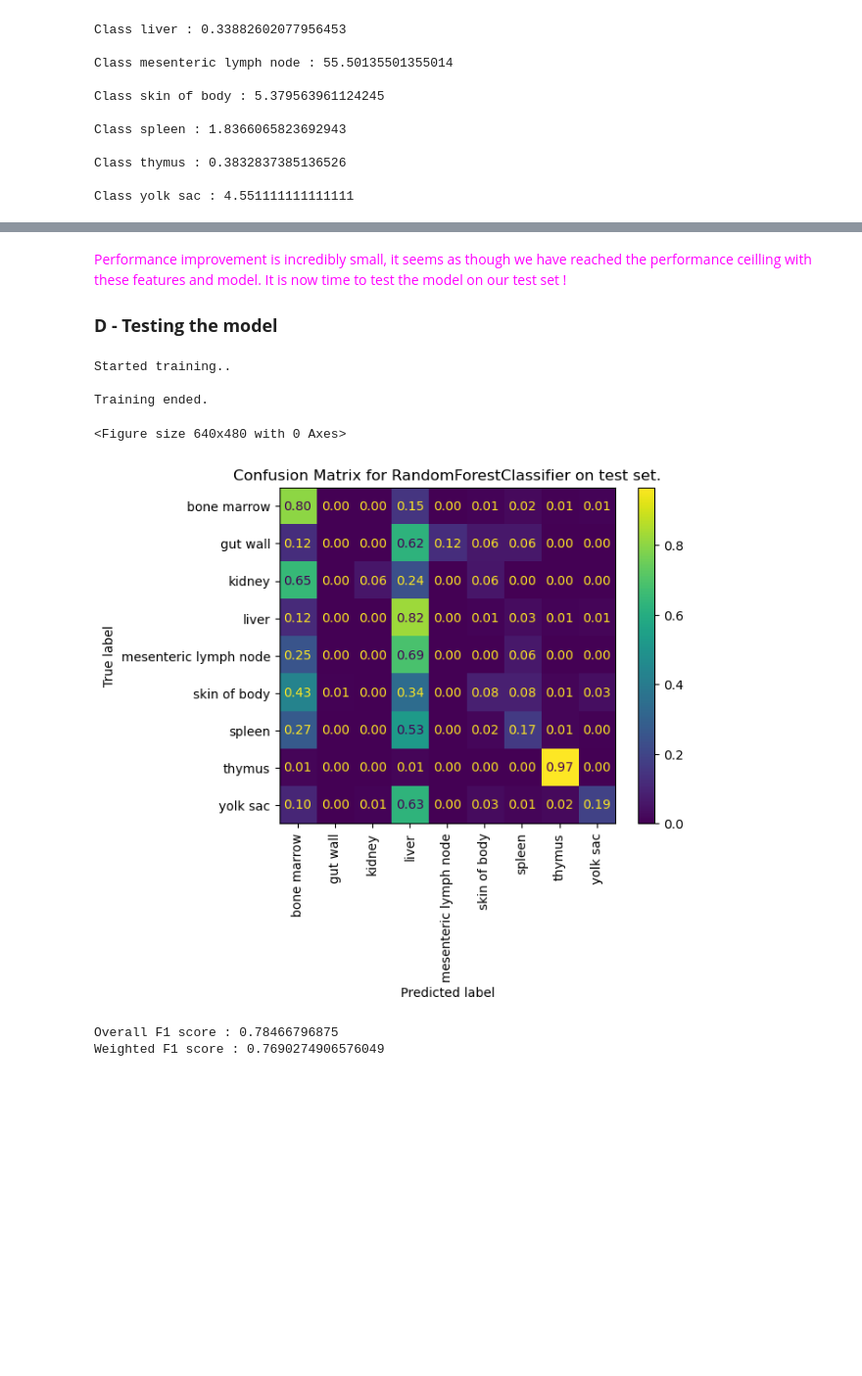
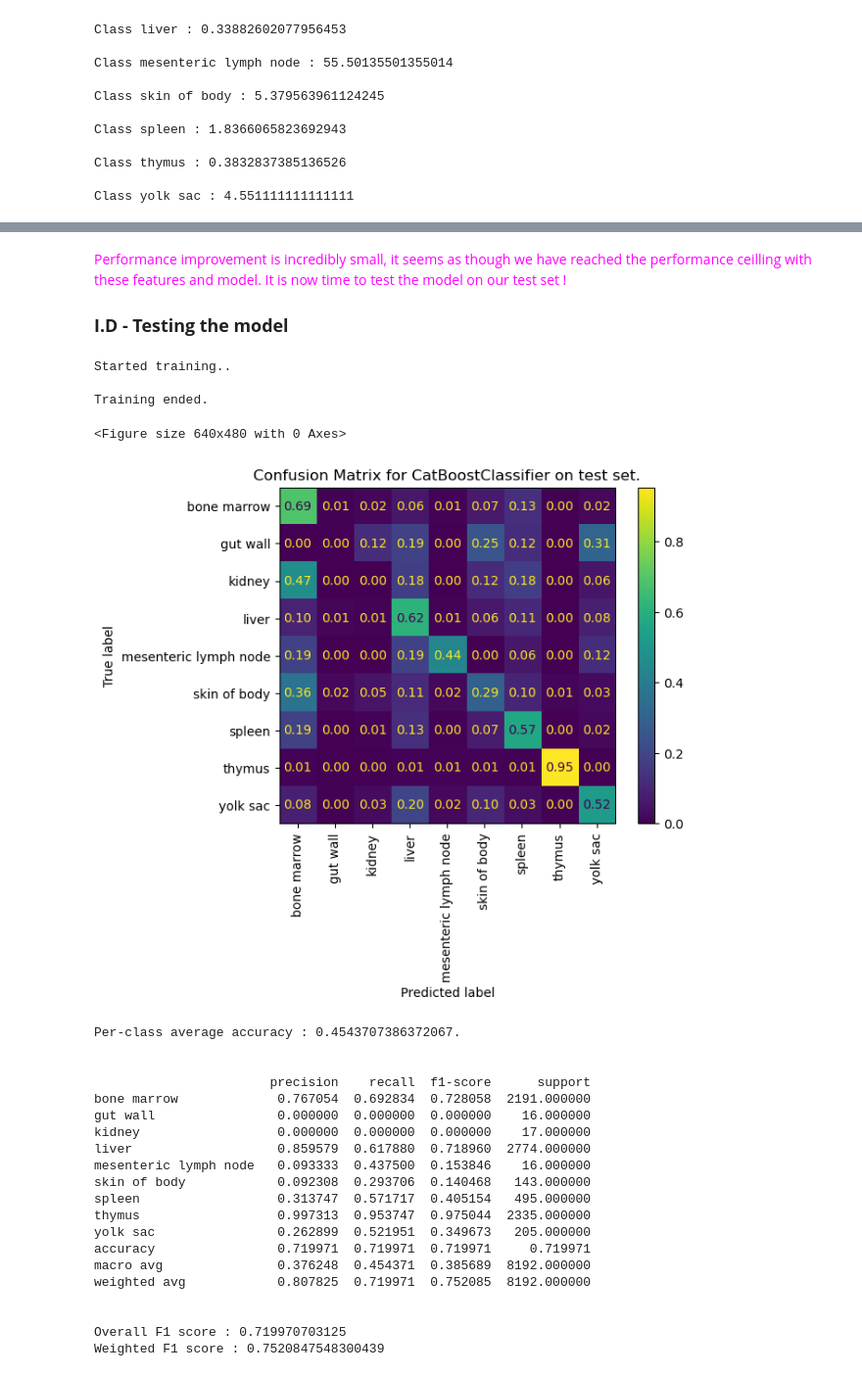
Before and after one commit to raphaelrubrice/Machine_Learning_Assignment, a Jupyter notebook: Origine_LymphocyteB.ipynb, the cells around one changed output, grey strips where cells are left out. Shown at 98% size. Saved outputs shown, nothing was run; the diff lists cells and outputs as text; code cells hidden in the pictures; blank space fills up the shorter version.

```diff
--- a/Origine_LymphocyteB.ipynb
+++ b/Origine_LymphocyteB.ipynb
@@ -711,5 +921,10 @@ best_comb_int, best_model_int, perf_history_int = select_features(base_model, tr
 # %%
 print(f'\nThe best combination is : {best_comb_int}')
 print(f'New best performance : {[t[1] for t in perf_history_int if t[0] == best_comb_int][0]}')
-print(f'Difference with previous best : {[t[1] for t in perf_history_int if t[0] == best_comb_int][0] - [t[1] for t in perf_history if t[0] == best_comb][0]}')
+print(f'New best performance : {[t[2] for t in perf_history_int if t[0] == best_comb_int][0]}')
+diff_F1 = [t[1] for t in perf_history_int if t[0] == best_comb_int][0] - [t[1] for t in perf_history if t[0] == best_comb][0]
+print(f'Difference with previous best F1: {diff_F1}')
+
+diff_acc = [t[2] for t in perf_history_int if t[0] == best_comb_int][0] - [t[2] for t in perf_history if t[0] == best_comb][0]
+print(f'Difference with previous best Per-class average accuracy: {diff_acc}')
 # %% [output]
@@ -718,0 +936,5 @@ Difference with previous best : 0.0020963014095973787
+# %%
+if diff_F1 < 0 and diff_acc < 0:
+    best_comb_int = best_comb
+
+print(f'Features kept for future steps : {best_comb_int}')
@@ -758,8 +995,10 @@ study.optimize(objective, n_trials=20)
 # %%
-trial = study.best_trial
+trials = study.best_trials[0]
 
-print("F1 score: {}".format(trial.value))
+print("F1 score: {}".format(trial.values[0]))
+print("Per-class average accuracy: {}".format(trial.values[1]))
 print("Best hyperparameters: {}".format(trial.params))
 
-print(f'\nPerformance difference with default parameters is : {trial.value - [t[1] for t in perf_history if t[0] == best_comb][0]}')
+print(f'\nPerformance difference with default parameters (F1-score): {trial.values[0] - [t[1] for t in perf_history if t[0] == best_comb][0]}')
+print(f'\nPerformance difference with default parameters (Per-class average accuracy): {trial.values[1] - [t[2] for t in perf_history if t[0] == best_comb][0]}')
 # %% [output]
@@ -770,21 +1012,39 @@ Performance difference with default parameters is : 0.0045821747820044
 # %% [markdown]
 <span style="color:magenta"> Performance improvement is incredibly small, it seems as though we have reached the performance ceilling with these features and model. It is now time to test the model on our test set !</span>
 
-### **D - Testing the model**
+### **I.D - Testing the model**
 # %%
-best_model = RandomForestClassifier(**trial.params)
+best_model = CatBoostClassifier(**trial.params)
 
 test_data_w_interactions = add_interactions(sets_dico['test'])
 
-fitted_model = train_model(best_model, train_data_w_interactions[best_comb+['tissue']], target='tissue')
+fitted_model = train_model(best_model, train_data_w_interactions[best_comb_int+['tissue']], target='tissue')
 # %% [output]
 Started training..
 
 Training ended.
 # %%
-_ , perf = validate_model(fitted_model, test_data_w_interactions[best_comb+['tissue']], target='tissue', tag=('RandomForestClassifier', 'test'), show_cm=True)
+_ , perf, avg_acc = validate_model(fitted_model, test_data_w_interactions[best_comb_int+['tissue']], target='tissue', tag=('CatBoostClassifier', 'test'), show_cm=True)
 # %% [output]
 <Figure size 640x480 with 0 Axes>
-[figure, old version]
+[figure, new version]
-Overall F1 score : 0.78466796875
-Weighted F1 score : 0.7690274906576049
+Per-class average accuracy : 0.4543707386372067.
+
+
+                       precision    recall  f1-score      support
+bone marrow             0.767054  0.692834  0.728058  2191.000000
+gut wall                0.000000  0.000000  0.000000    16.000000
+kidney                  0.000000  0.000000  0.000000    17.000000
+liver                   0.859579  0.617880  0.718960  2774.000000
+mesenteric lymph node   0.093333  0.437500  0.153846    16.000000
+skin of body            0.092308  0.293706  0.140468   143.000000
+spleen                  0.313747  0.571717  0.405154   495.000000
+thymus                  0.997313  0.953747  0.975044  2335.000000
+yolk sac                0.262899  0.521951  0.349673   205.000000
+accuracy                0.719971  0.719971  0.719971     0.719971
+macro avg               0.376248  0.454371  0.385689  8192.000000
+weighted avg            0.807825  0.719971  0.752085  8192.000000
+
+
+Overall F1 score : 0.719970703125
+Weighted F1 score : 0.7520847548300439
```
Also changed, not shown: parts of 76 cells of this notebook, 1 other file.
